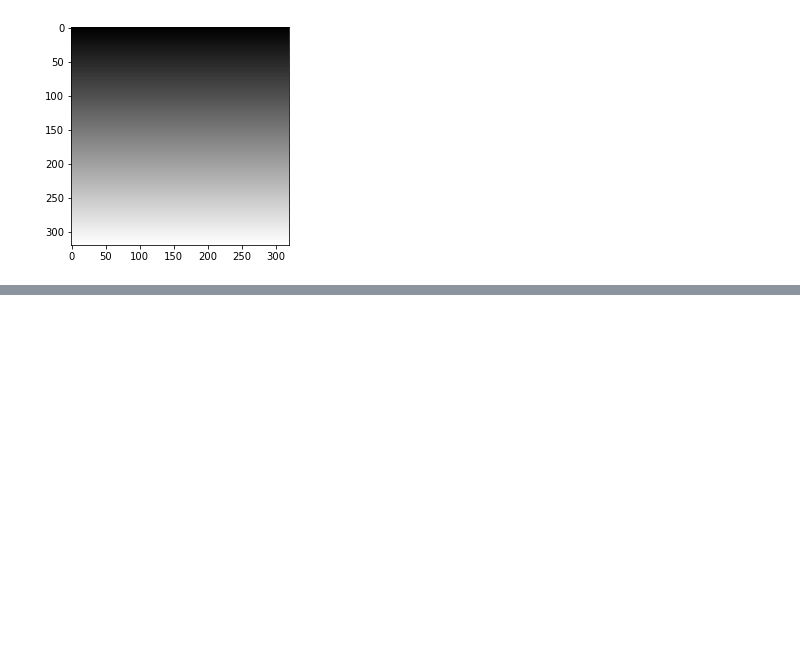
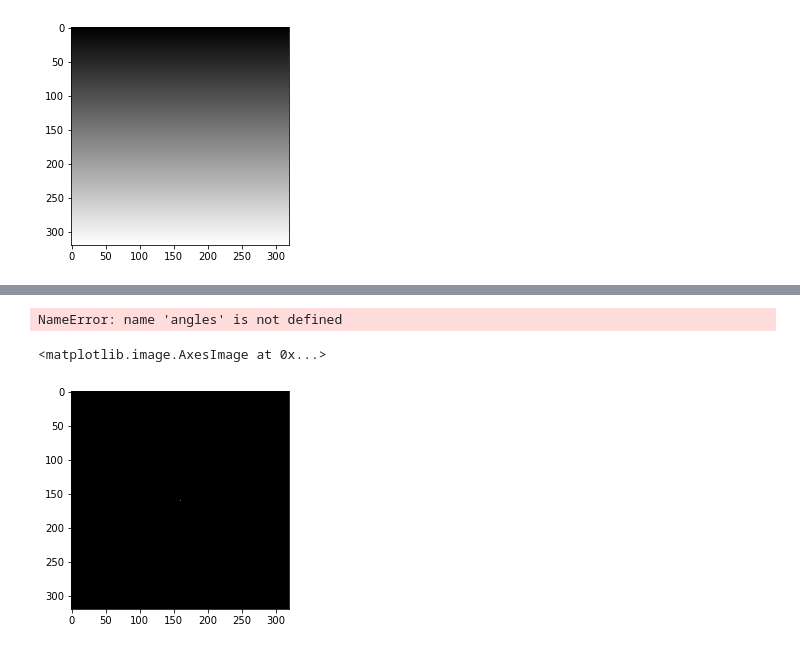
Before and after one commit to SimoneRuiter/artefacts, a Jupyter notebook: Trials.ipynb, the cells around one changed output, grey strips where cells are left out. Saved outputs shown, nothing was run; the diff lists cells and outputs as text; code cells hidden in the pictures; blank space fills up the shorter version.

```diff
--- a/Trials.ipynb
+++ b/Trials.ipynb
@@ -569,0 +596,41 @@ plt.imshow(bias, interpolation='none', cmap='gist_gray')
+# %%
+w = 6.25 # 8/64 * 50 = 6.25 which means we have 6.25 turns aka windings
+numProfiles = 2
+numSamplingPerProfile = 10
+kmax = 0.5
+for l in range(numProfiles):
+    for k in range (numSamplingPerProfile):
+        t = np.sqrt(((k+1)-1)/(numSamplingPerProfile-1))
+        nodes = np.zeros((2, size, size), dtype=np.float32)
+        nodes[1,k,l] = kmax*t*np.cos(2*np.pi*( w*t + angles[l] ))
+#        nodes[2,k,l] = kmax*t*sin(2*pi*( w*t + angles[l] ))
+#    end
+#nd
+
+#mask = reshape(nodes, 2, numSamplingPerProfile*numProfiles)
+# %% [output]
+NameError: name 'angles' is not defined
+# %%
+# mask = radial_mask(random.choice([2, 4, 8]))
+#thr = random.choice([2])
+
+size = 320
+r = round(size/2)
+angle = 0
+mask = np.zeros((size, size), dtype=bool)
+steps = 100
+for i in range(steps):
+    img = np.zeros((size, size), dtype=np.float32)
+    angle = i/steps * (10*np.pi)
+    r = i/steps * r
+    r1 = 160+round(r*np.cos(angle))
+    c1 = 160+round(r*np.sin(angle))
+    img[r1, c1] = 1
+    mask = mask | (img > 0)
+    #r = r + (1/steps)*r
+    #angle = angle + (1/steps)*2*np.pi
+
+plt.imshow(mask, cmap='gist_gray')
+# %% [output]
+<matplotlib.image.AxesImage at 0x...>
+[figure, added]
```
Also changed, not shown: parts of 2 cells of this notebook, 3 other files.
